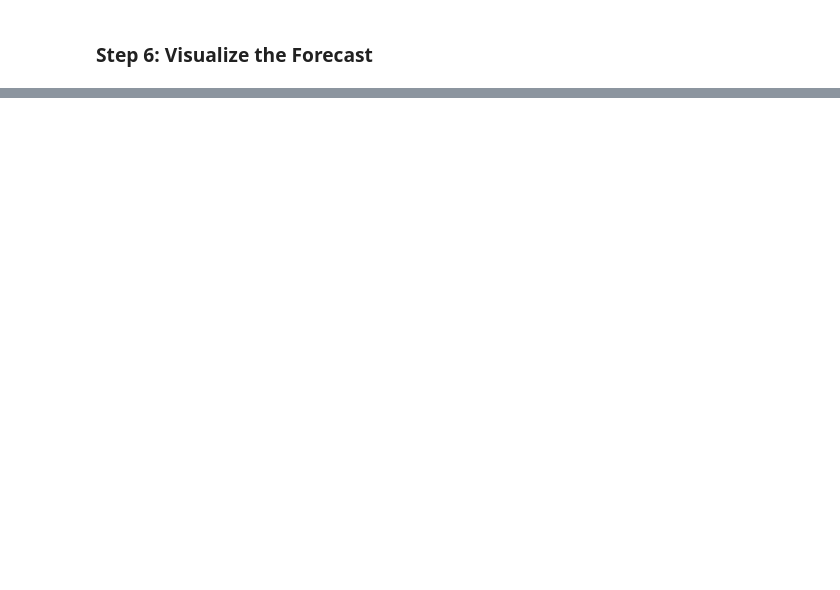
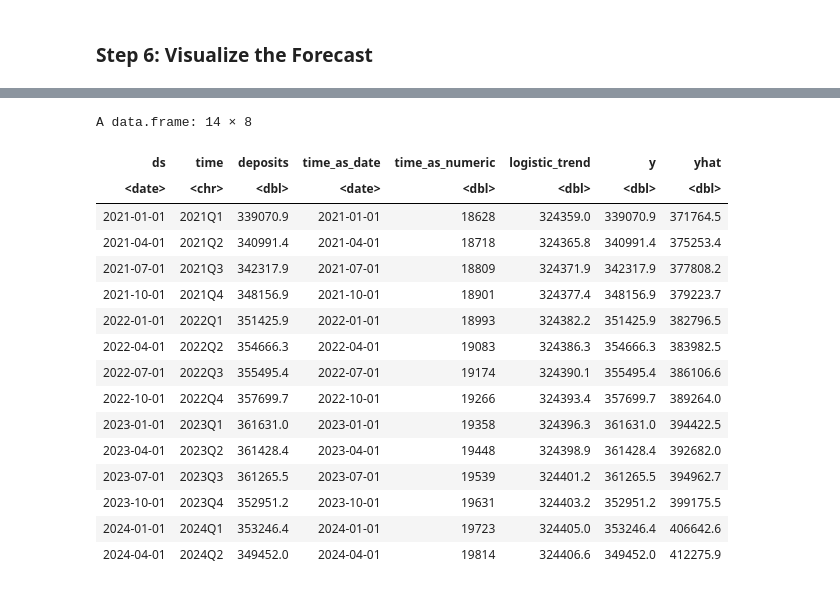
Before and after one commit to nzarama-kouadio/DUKE_MIDS_QFC_Final_Project, a Jupyter notebook: model_prediction/prophet_model.ipynb, the cells around one changed output, grey strips where cells are left out. Saved outputs shown, nothing was run; the diff lists cells and outputs as text; code cells hidden in the pictures; blank space fills up the shorter version.

```diff
--- a/model_prediction/prophet_model.ipynb
+++ b/model_prediction/prophet_model.ipynb
@@ -394,0 +415,26 @@ ggplot() +
+# %%
+# Step 3: Merge predictions with actual test data:
+# The merging step combines your actual test data with the predictions generated by Prophet. This creates a single dataframe where you can directly compare the actual (y) and predicted (yhat) values for each time point (ds)
+prediction_test_results <- merge(test_data, prediction_test_data[, c("ds", "yhat")], by = "ds")
+prediction_test_results
+
+#test_data
+#prediction_test_data
+# %% [output]
+A data.frame: 14 × 8
+| ds | time | deposits | time_as_date | time_as_numeric | logistic_trend | y | yhat |
+| <date> | <chr> | <dbl> | <date> | <dbl> | <dbl> | <dbl> | <dbl> |
+| 2021-01-01 | 2021Q1 | 339070.9 | 2021-01-01 | 18628 | 324359.0 | 339070.9 | 371764.5 |
+| 2021-04-01 | 2021Q2 | 340991.4 | 2021-04-01 | 18718 | 324365.8 | 340991.4 | 375253.4 |
+| 2021-07-01 | 2021Q3 | 342317.9 | 2021-07-01 | 18809 | 324371.9 | 342317.9 | 377808.2 |
+| 2021-10-01 | 2021Q4 | 348156.9 | 2021-10-01 | 18901 | 324377.4 | 348156.9 | 379223.7 |
+| 2022-01-01 | 2022Q1 | 351425.9 | 2022-01-01 | 18993 | 324382.2 | 351425.9 | 382796.5 |
+| 2022-04-01 | 2022Q2 | 354666.3 | 2022-04-01 | 19083 | 324386.3 | 354666.3 | 383982.5 |
+| 2022-07-01 | 2022Q3 | 355495.4 | 2022-07-01 | 19174 | 324390.1 | 355495.4 | 386106.6 |
+| 2022-10-01 | 2022Q4 | 357699.7 | 2022-10-01 | 19266 | 324393.4 | 357699.7 | 389264.0 |
+| 2023-01-01 | 2023Q1 | 361631.0 | 2023-01-01 | 19358 | 324396.3 | 361631.0 | 394422.5 |
+| 2023-04-01 | 2023Q2 | 361428.4 | 2023-04-01 | 19448 | 324398.9 | 361428.4 | 392682.0 |
+| 2023-07-01 | 2023Q3 | 361265.5 | 2023-07-01 | 19539 | 324401.2 | 361265.5 | 394962.7 |
+| 2023-10-01 | 2023Q4 | 352951.2 | 2023-10-01 | 19631 | 324403.2 | 352951.2 | 399175.5 |
+| 2024-01-01 | 2024Q1 | 353246.4 | 2024-01-01 | 19723 | 324405.0 | 353246.4 | 406642.6 |
+| 2024-04-01 | 2024Q2 | 349452.0 | 2024-04-01 | 19814 | 324406.6 | 349452.0 | 412275.9 |
```
Also changed, not shown: parts of 18 cells of this notebook.
